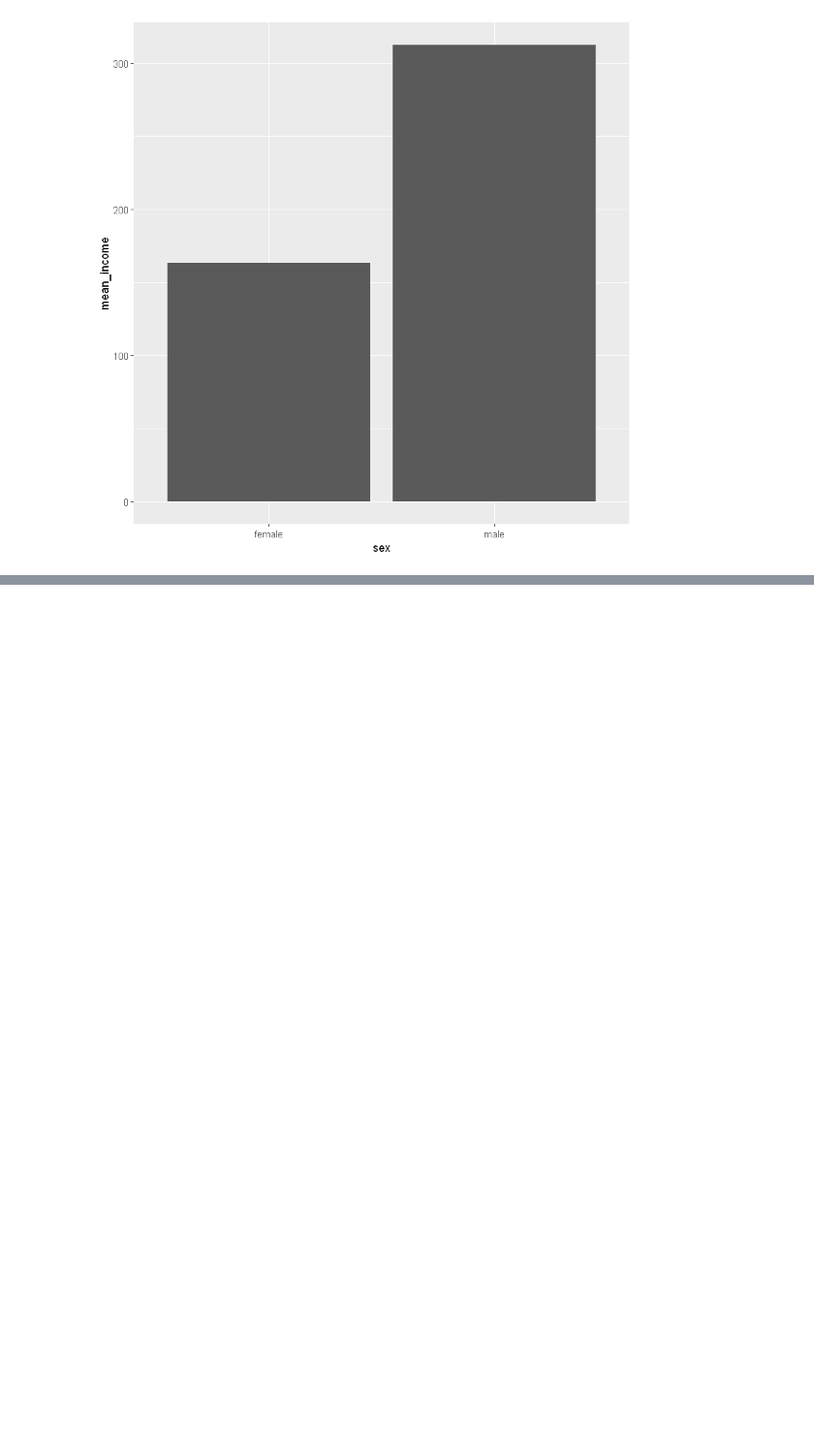
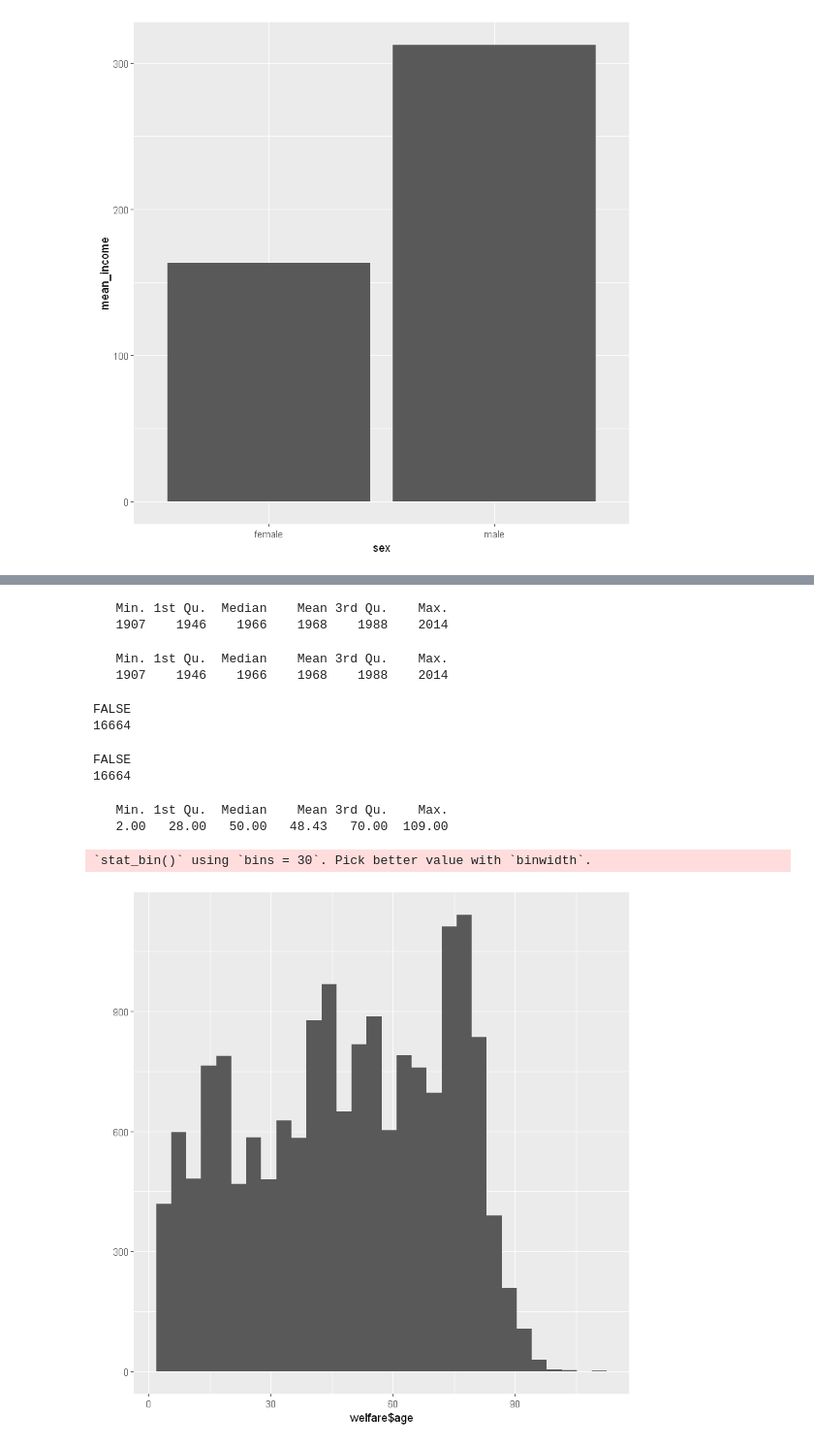
Before and after one commit to chohyunchul/R, a Jupyter notebook: 09. 데이터 분석프로젝트.ipynb, the cells around one changed output, grey strips where cells are left out. Shown: that part at 97% size. Drawn from its saved outputs; the diff is of its cells as text; code cells hidden in the pictures; blank space fills up the shorter version.

```diff
--- a/09. 데이터 분석프로젝트.ipynb
+++ b/09. 데이터 분석프로젝트.ipynb
@@ -180,0 +171,36 @@ ggplot(data = sex_income, aes(x=sex, y=mean_income)) +geom_col()
+# %%
+summary(welfare$birth)  # 변수 검토하기
+# %% [output]
+   Min. 1st Qu.  Median    Mean 3rd Qu.    Max.
+   1907    1946    1966    1968    1988    2014
+# %%
+# 2. 전처리 / 이상치 확인
+summary(welfare$birth)
+# %% [output]
+   Min. 1st Qu.  Median    Mean 3rd Qu.    Max.
+   1907    1946    1966    1968    1988    2014
+# %%
+# 결측치 확인
+table(is.na(welfare$birth))
+# %% [output]
+FALSE
+16664
+# %%
+# 이상치 결측 처리
+welfare$birth = ifelse(welfare$birth == 9999, NA, welfare$birth)
+table(is.na(welfare$birth))
+# %% [output]
+FALSE
+16664
+# %%
+# 파생변수 만들기 나이
+welfare$age = 2015 - welfare$birth + 1
+summary(welfare$age)
+# %% [output]
+   Min. 1st Qu.  Median    Mean 3rd Qu.    Max.
+   2.00   28.00   50.00   48.43   70.00  109.00
+# %%
+qplot(welfare$age)
+# %% [output]
+`stat_bin()` using `bins = 30`. Pick better value with `binwidth`.
+[figure, added]
```
Also changed, not shown: parts of 42 cells of this notebook.
